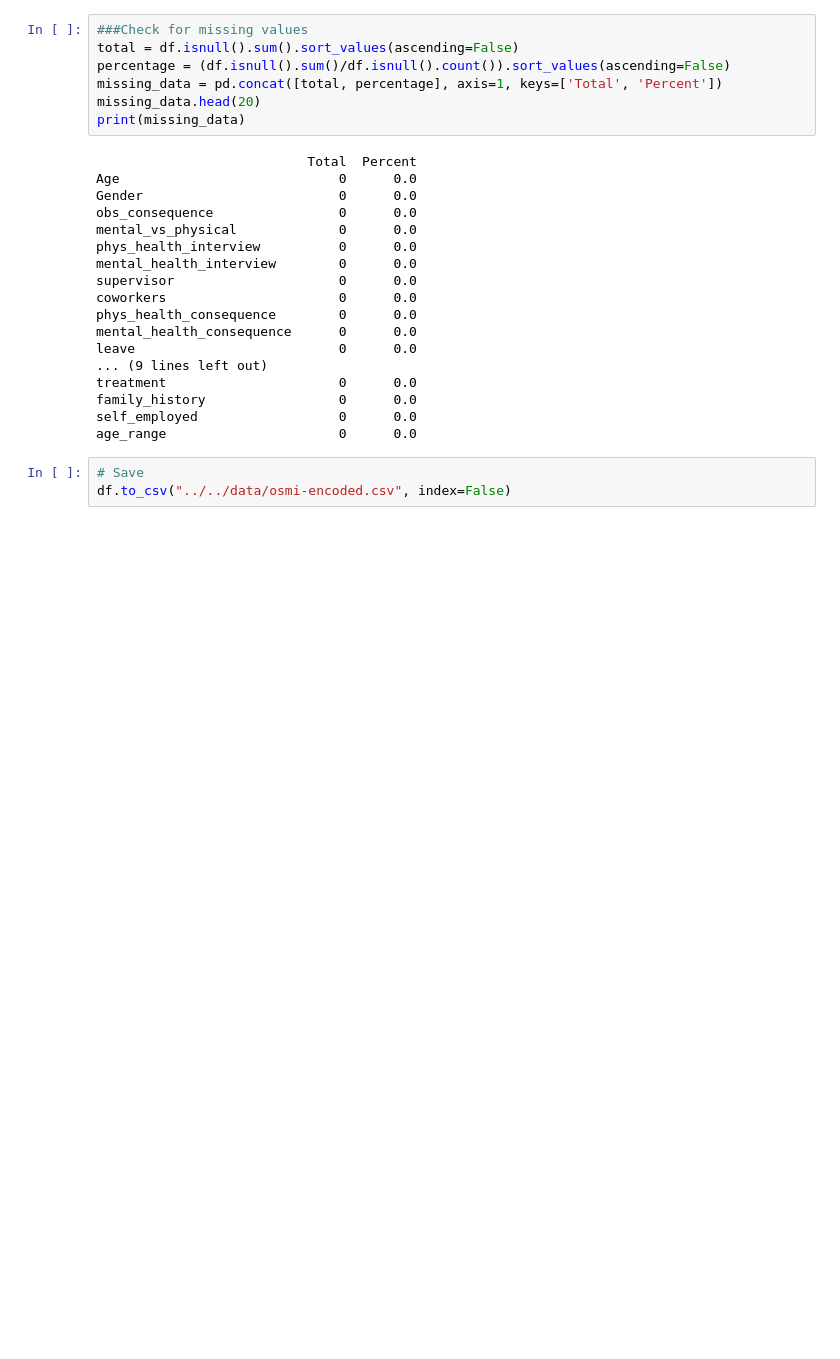
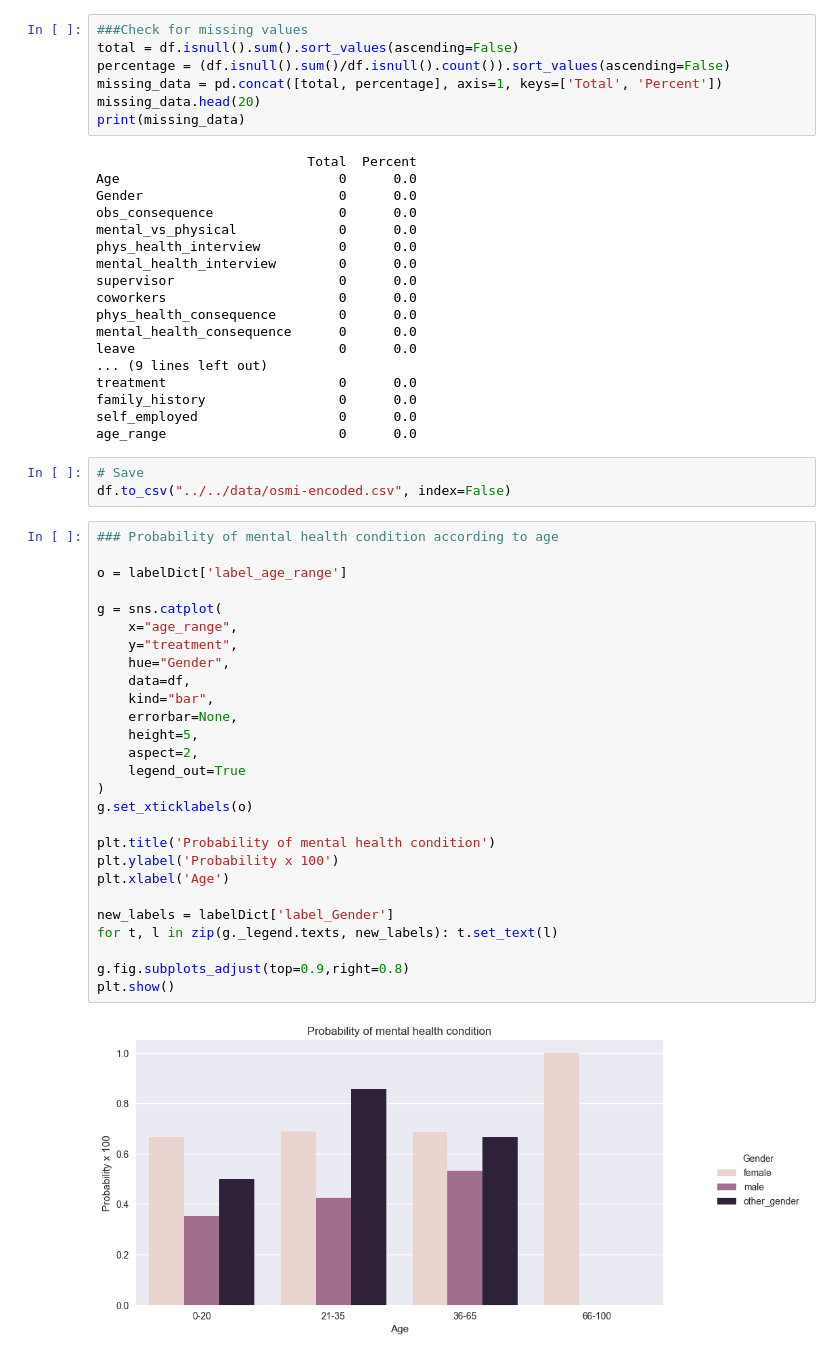
Before and after one commit to hazminfirdaus/data-analytics, a Jupyter notebook: eca/notebooks/03_data_encoding.ipynb, the cells around one changed output. Saved outputs shown, nothing was run; the diff lists cells and outputs as text; blank space fills up the shorter version.

Commit message:
data encoding

```diff
--- a/eca/notebooks/03_data_encoding.ipynb
+++ b/eca/notebooks/03_data_encoding.ipynb
@@ -85,3 +85,32 @@ age_range                      0      0.0
 # %%
 # Save
 df.to_csv("../../data/osmi-encoded.csv", index=False)
+# %%
+### Probability of mental health condition according to age
+
+o = labelDict['label_age_range']
+
+g = sns.catplot(
+    x="age_range",
+    y="treatment",
+    hue="Gender",
+    data=df,
+    kind="bar",
+    errorbar=None,
+    height=5,
+    aspect=2,
+    legend_out=True
+)
+g.set_xticklabels(o)
+
+plt.title('Probability of mental health condition')
+plt.ylabel('Probability x 100')
+plt.xlabel('Age')
+
+new_labels = labelDict['label_Gender']
+for t, l in zip(g._legend.texts, new_labels): t.set_text(l)
+
+g.fig.subplots_adjust(top=0.9,right=0.8)
+plt.show()
+# %% [output]
+[figure, added]
```
Also changed, not shown: parts of 1 cell of this notebook.
